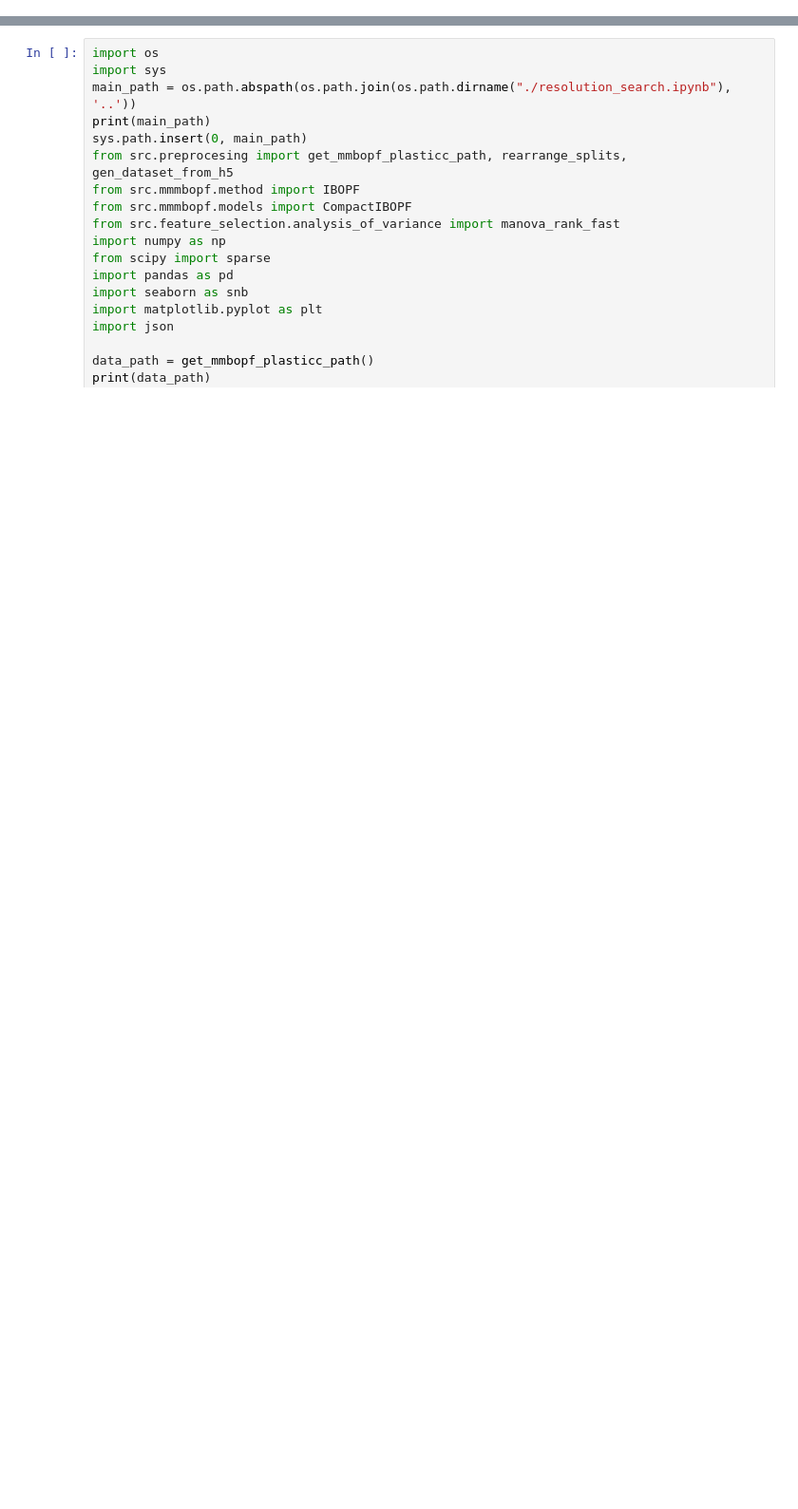
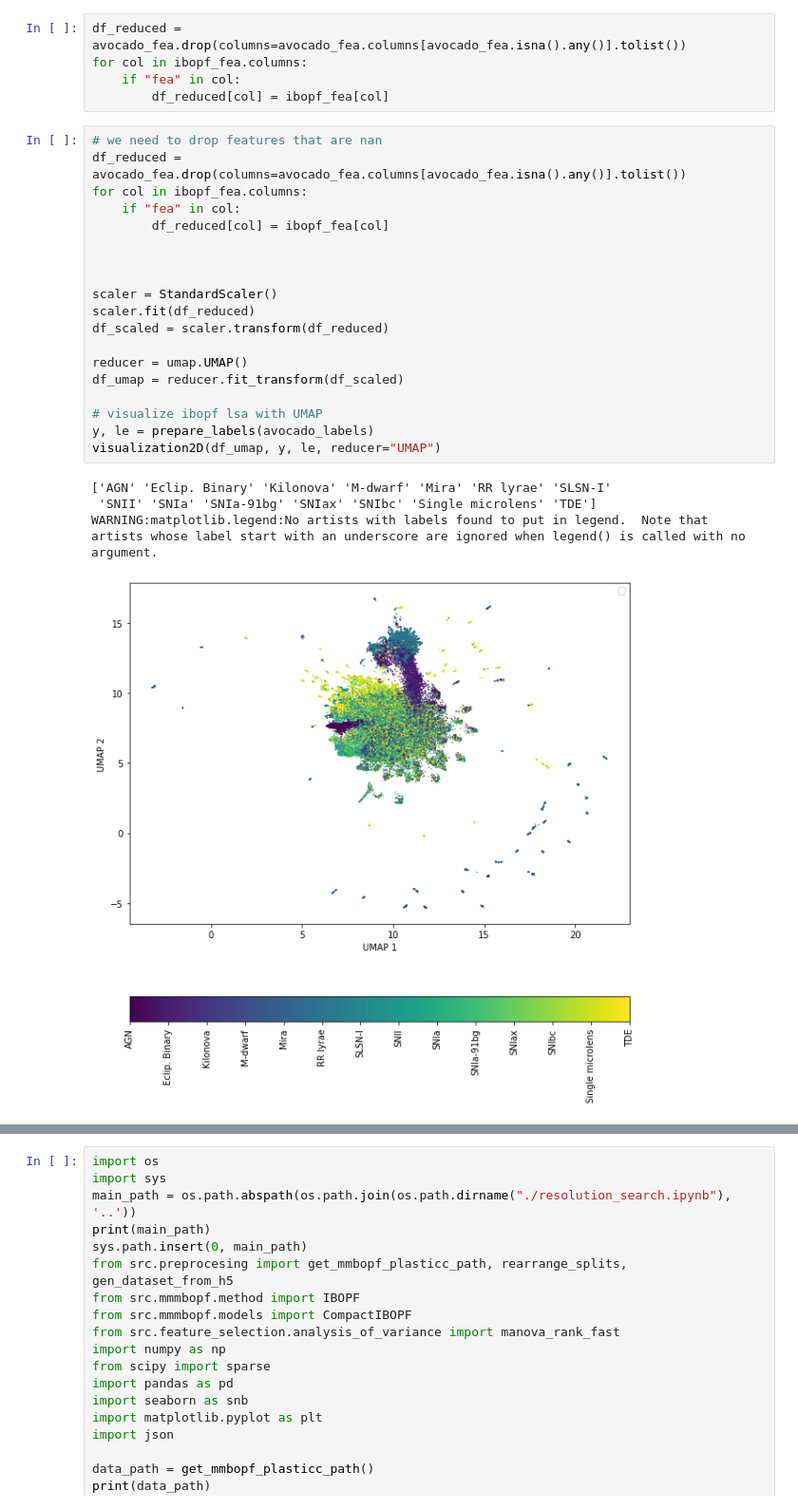
Before and after one commit to frmunozz/irregular-bag-of-pattern, a Jupyter notebook: notebooks/visualization_on_method_features.ipynb, the cells around one changed output, grey strips where cells are left out. Shown: that part at 95% size. Cells and saved outputs as stored; diff of their text form; blank space fills up the shorter version.

```diff
--- a/notebooks/visualization_on_method_features.ipynb
+++ b/notebooks/visualization_on_method_features.ipynb
@@ -0,0 +168,29 @@
+# %%
+df_reduced = avocado_fea.drop(columns=avocado_fea.columns[avocado_fea.isna().any()].tolist())
+for col in ibopf_fea.columns:
+    if "fea" in col:
+        df_reduced[col] = ibopf_fea[col]
+# %%
+# we need to drop features that are nan
+df_reduced = avocado_fea.drop(columns=avocado_fea.columns[avocado_fea.isna().any()].tolist())
+for col in ibopf_fea.columns:
+    if "fea" in col:
+        df_reduced[col] = ibopf_fea[col]
+
+
+
+scaler = StandardScaler()
+scaler.fit(df_reduced)
+df_scaled = scaler.transform(df_reduced)
+
+reducer = umap.UMAP()
+df_umap = reducer.fit_transform(df_scaled)
+
+# visualize ibopf lsa with UMAP
+y, le = prepare_labels(avocado_labels)
+visualization2D(df_umap, y, le, reducer="UMAP")
+# %% [output]
+['AGN' 'Eclip. Binary' 'Kilonova' 'M-dwarf' 'Mira' 'RR lyrae' 'SLSN-I'
+ 'SNII' 'SNIa' 'SNIa-91bg' 'SNIax' 'SNIbc' 'Single microlens' 'TDE']
+WARNING:matplotlib.legend:No artists with labels found to put in legend.  Note that artists whose label start with an underscore are ignored when legend() is called with no argument.
+[figure, added]
```
Also changed, not shown: parts of 17 cells of this notebook, 23 other files.
